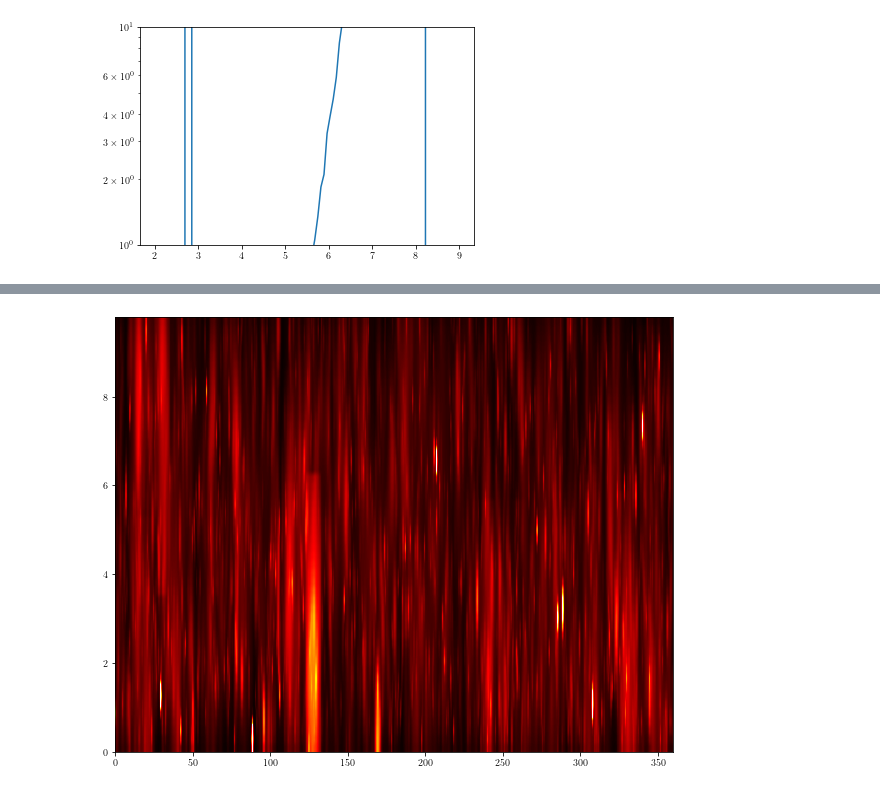
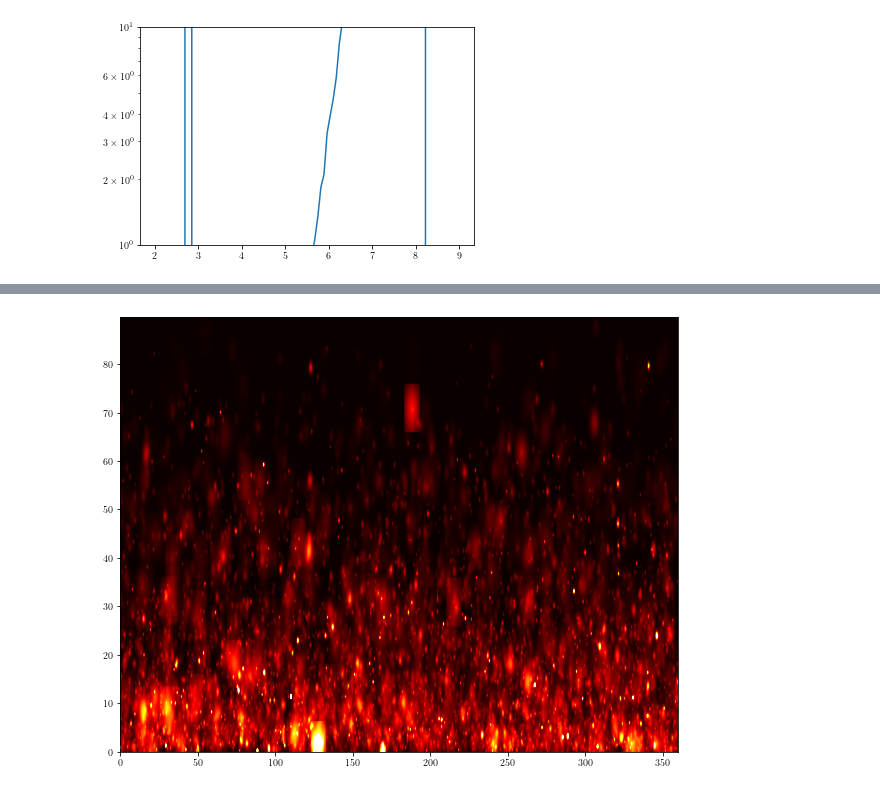
Before and after one commit to MeighenBergerS/dmpoint, a Jupyter notebook: notebooks/sky_hotspots_density.ipynb, the cells around one changed output, grey strips where cells are left out. Cells and saved outputs as stored; diff of their text form; code cells hidden in the pictures.

```diff
--- a/notebooks/sky_hotspots_density.ipynb
+++ b/notebooks/sky_hotspots_density.ipynb
@@ -116,7 +117,7 @@ def data_filter(event_dic, energy_range, angle_range, years):
         filtered_dic[year] = angle_filter_2
     return filtered_dic
 # %%
-filtered_data = data_filter(event_dic, [4., 9.], [0., 10.], [0, 1, 2, 3, 4, 5, 6, 7, 8, 9])
+filtered_data = data_filter(event_dic, [4., 9.], [0., 90.], [0, 1, 2, 3, 4, 5, 6, 7, 8, 9])
 # %%
 # Construct weighted events
 def weighted_events(event_dic, weight_func, years):
@@ -140,7 +141,7 @@ plt.scatter(weighted_data[:, 0], weighted_data[:, 1], s=0.5, alpha=weighted_data
 # The sky grid
 minimal_resolution = 0.2
 ra_grid = np.arange(0., 360., minimal_resolution)
-decl_grid = np.arange(0., 10., minimal_resolution)
+decl_grid = np.arange(0., 90., minimal_resolution)
 # %%
 # Binning function
 def binning_function(event_dic, ra_grid, decl_grid):
@@ -267,12 +234,12 @@ density_grid_v3 = binning_function_v3(weighted_data, ra_grid, decl_grid[::-1])
 # %%
 fig = plt.figure(figsize=(10, 8))
 plt.imshow(density_grid_v3,
            extent=(np.amin(ra_grid), np.amax(ra_grid),
                    np.amin(decl_grid), np.amax(decl_grid)),
-           cmap=cm.hot, origin='lower', aspect='auto', vmax=2)
+           cmap=cm.hot, origin='lower', aspect='auto', vmax=1)
 plt.savefig("..\\pics\\heat_map_v3.png", dpi=100)
 # %% [output]
-[figure, old version]
+[figure, new version]
 # %%
 def coordinate_trafo(radians):
     new_grid = np.copy(radians)
```
Also changed, not shown: parts of 19 cells of this notebook, 3 other files.
